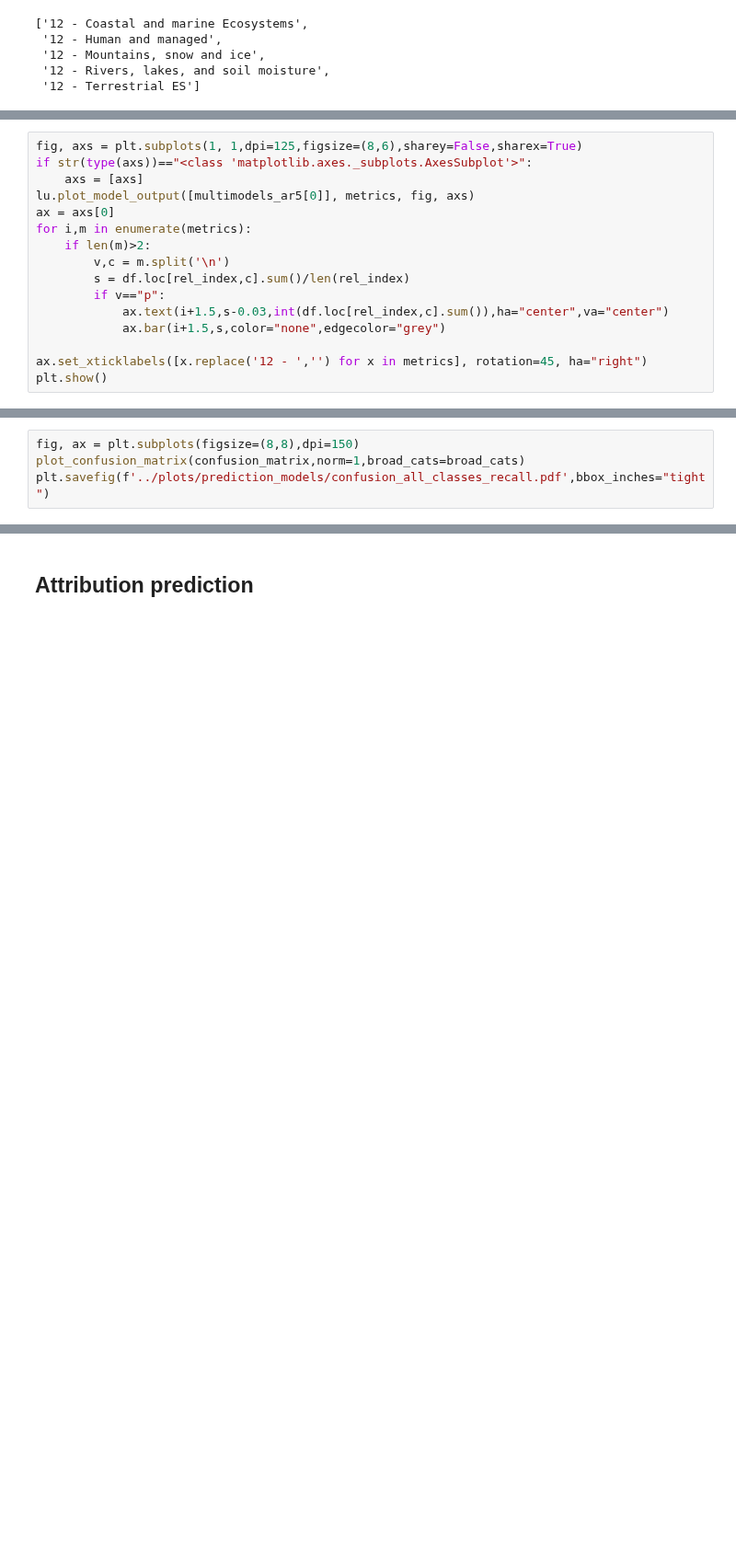
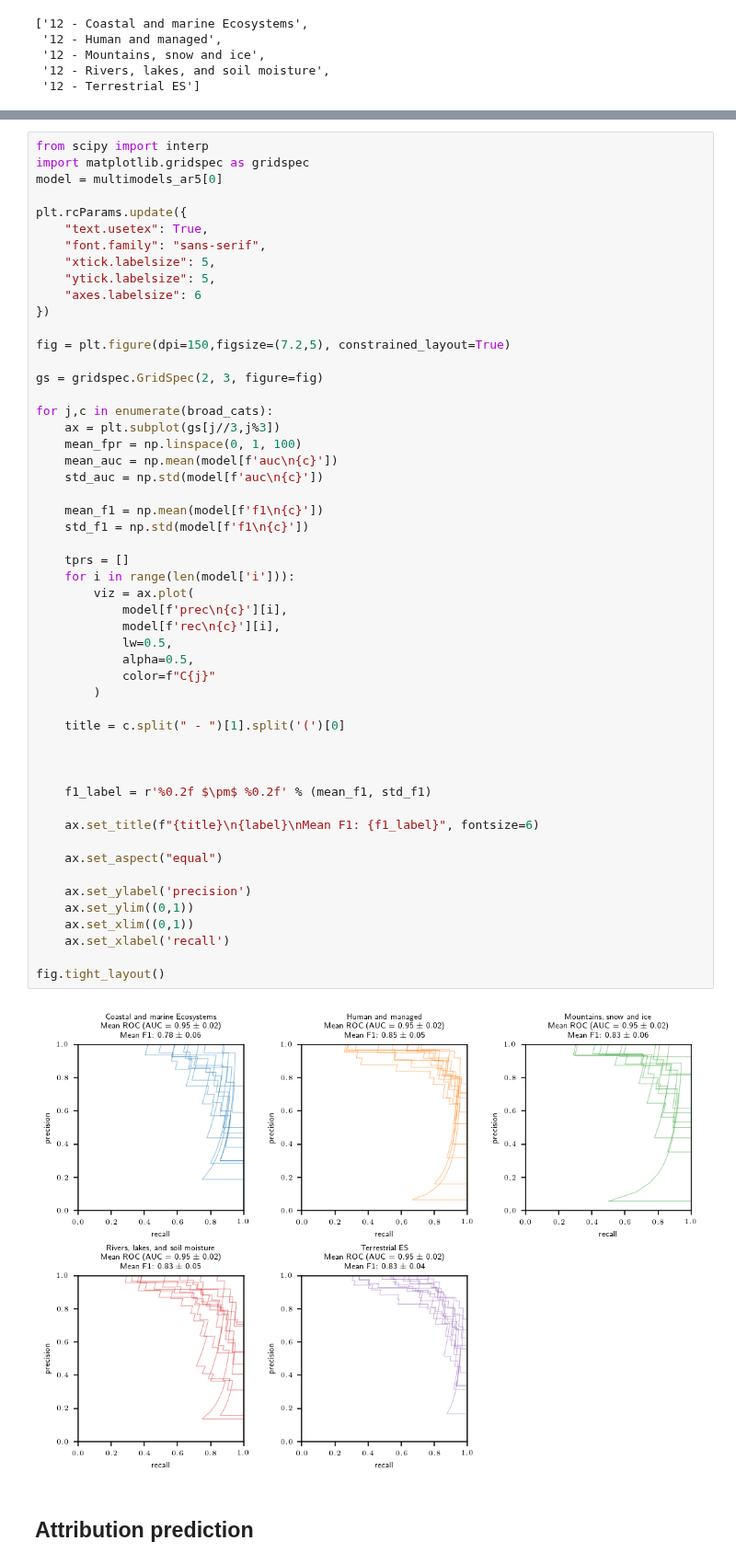
Before and after one commit to mcallaghan/regional-impacts-map, a Jupyter notebook: analysis/2bb_predict_categories_best_model.ipynb, the cells around one changed output, grey strips where cells are left out. Shown at 92% size. Cells and saved outputs as stored; diff of their text form; blank space fills up the shorter version.

Commit message:
SI Figures

```diff
--- a/analysis/2bb_predict_categories_best_model.ipynb
+++ b/analysis/2bb_predict_categories_best_model.ipynb
@@ -117,16 +125,0 @@ multimodels_ar5, metrics, df = lu.cross_validate_models(X, y, multimodels, rel_i
-# %%
-fig, axs = plt.subplots(1, 1,dpi=125,figsize=(8,6),sharey=False,sharex=True)
-if str(type(axs))=="<class 'matplotlib.axes._subplots.AxesSubplot'>":
-    axs = [axs]
-lu.plot_model_output([multimodels_ar5[0]], metrics, fig, axs)
-ax = axs[0]
-for i,m in enumerate(metrics):
-    if len(m)>2:
-        v,c = m.split('\n')
-        s = df.loc[rel_index,c].sum()/len(rel_index)
-        if v=="p":
-            ax.text(i+1.5,s-0.03,int(df.loc[rel_index,c].sum()),ha="center",va="center")
-            ax.bar(i+1.5,s,color="none",edgecolor="grey")
-
-ax.set_xticklabels([x.replace('12 - ','') for x in metrics], rotation=45, ha="right")
-plt.show()
@@ -400,4 +125,0 @@ plt.savefig(f'../plots/prediction_models/confusion_all_classes.pdf',bbox_inches=
-# %%
-fig, ax = plt.subplots(figsize=(8,8),dpi=150)
-plot_confusion_matrix(confusion_matrix,norm=1,broad_cats=broad_cats)
-plt.savefig(f'../plots/prediction_models/confusion_all_classes_recall.pdf',bbox_inches="tight")
@@ -406,3 +222,57 @@ plt.savefig(f'../plots/prediction_models/confusion_all_classes_recall.pdf',bbox_
+# %%
+from scipy import interp
+import matplotlib.gridspec as gridspec
+model = multimodels_ar5[0]
+
+plt.rcParams.update({
+    "text.usetex": True,
+    "font.family": "sans-serif",
+    "xtick.labelsize": 5,
+    "ytick.labelsize": 5,
+    "axes.labelsize": 6
+})
+
+fig = plt.figure(dpi=150,figsize=(7.2,5), constrained_layout=True)
+
+gs = gridspec.GridSpec(2, 3, figure=fig)
+
+for j,c in enumerate(broad_cats):
+    ax = plt.subplot(gs[j//3,j%3])
+    mean_fpr = np.linspace(0, 1, 100)
+    mean_auc = np.mean(model[f'auc\n{c}'])
+    std_auc = np.std(model[f'auc\n{c}'])
+
+    mean_f1 = np.mean(model[f'f1\n{c}'])
+    std_f1 = np.std(model[f'f1\n{c}'])
+
+    tprs = []
+    for i in range(len(model['i'])):
+        viz = ax.plot(
+            model[f'prec\n{c}'][i],
+            model[f'rec\n{c}'][i],
+            lw=0.5,
+            alpha=0.5,
+            color=f"C{j}"
+        )
+
+    title = c.split(" - ")[1].split('(')[0]
+
+
+
+    f1_label = r'%0.2f $\pm$ %0.2f' % (mean_f1, std_f1)
+
+    ax.set_title(f"{title}\n{label}\nMean F1: {f1_label}", fontsize=6)
+
+    ax.set_aspect("equal")
+
+    ax.set_ylabel('precision')
+    ax.set_ylim((0,1))
+    ax.set_xlim((0,1))
+    ax.set_xlabel('recall')
+
+fig.tight_layout()
+# %% [output]
+[figure, added]
 # %% [markdown]
 ## Attribution prediction
 # %%
```
Also changed, not shown: parts of 29 cells of this notebook, 23 other files.
